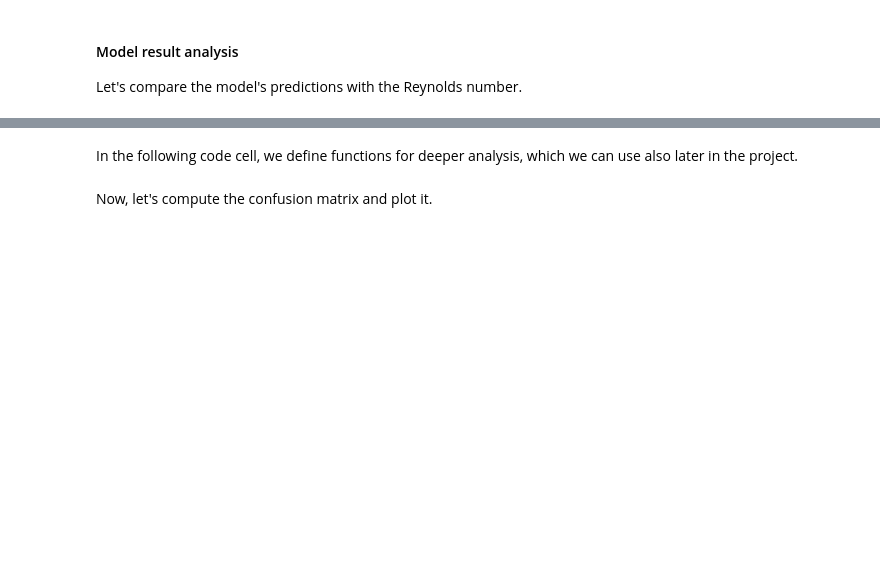
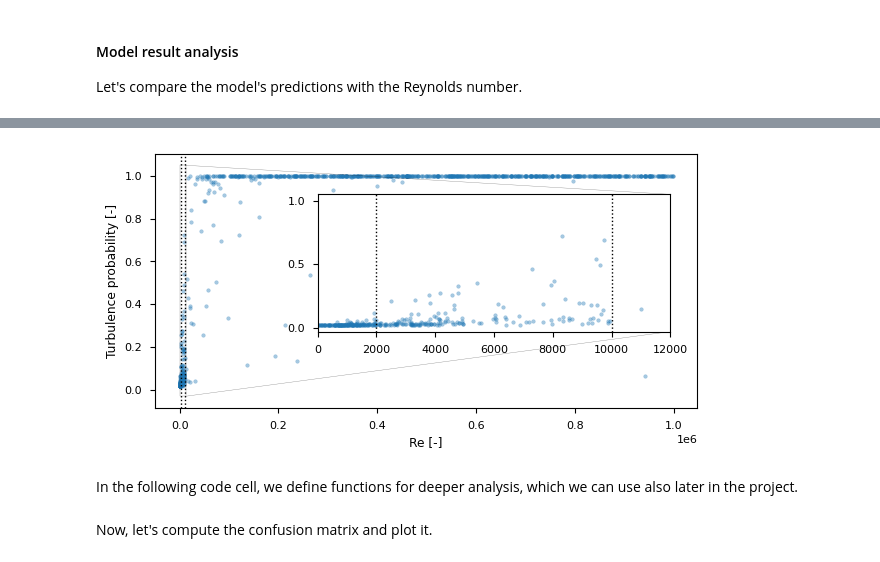
Before and after one commit to paolodeangelis/Sistemi_a_combustione, a Jupyter notebook: 2-NN_Reynolds.ipynb, the cells around one changed output, grey strips where cells are left out. Saved outputs shown, nothing was run; the diff lists cells and outputs as text; code cells hidden in the pictures; blank space fills up the shorter version.

```diff
--- a/2-NN_Reynolds.ipynb
+++ b/2-NN_Reynolds.ipynb
@@ -451,16 +572,20 @@ predictions = model.predict(np.array(features_test))
 # %%
 fig = plt.figure(figsize=(7, 3.3))
 with plt.style.context("seaborn-v0_8-paper"):
     ax = fig.add_subplot(111)
     axins = ax.inset_axes([0.3, 0.3, 0.65, 0.54])
     ax.scatter(labels_Re_test, predictions, s=7, alpha=0.4)
     axins.scatter(labels_Re_test, predictions, s=7, alpha=0.4)
     axins.set_xlim([0, 12000])
     ax.indicate_inset_zoom(axins, edgecolor="black")
     ax.axvline(2e3, lw=1, color="k", ls=":")
     ax.axvline(1e4, lw=1, color="k", ls=":")
+    axins.axvline(2e3, lw=1, color="k", ls=":")
+    axins.axvline(1e4, lw=1, color="k", ls=":")
     ax.set_xlabel("Re [-]")
     ax.set_ylabel("Turbulence probability [-]")
+# %% [output]
+[figure, added]
 # %% [markdown]
 In the following code cell, we define functions for deeper analysis, which we can use also later in the project.
 # %%
```
Also changed, not shown: parts of 34 cells of this notebook.
